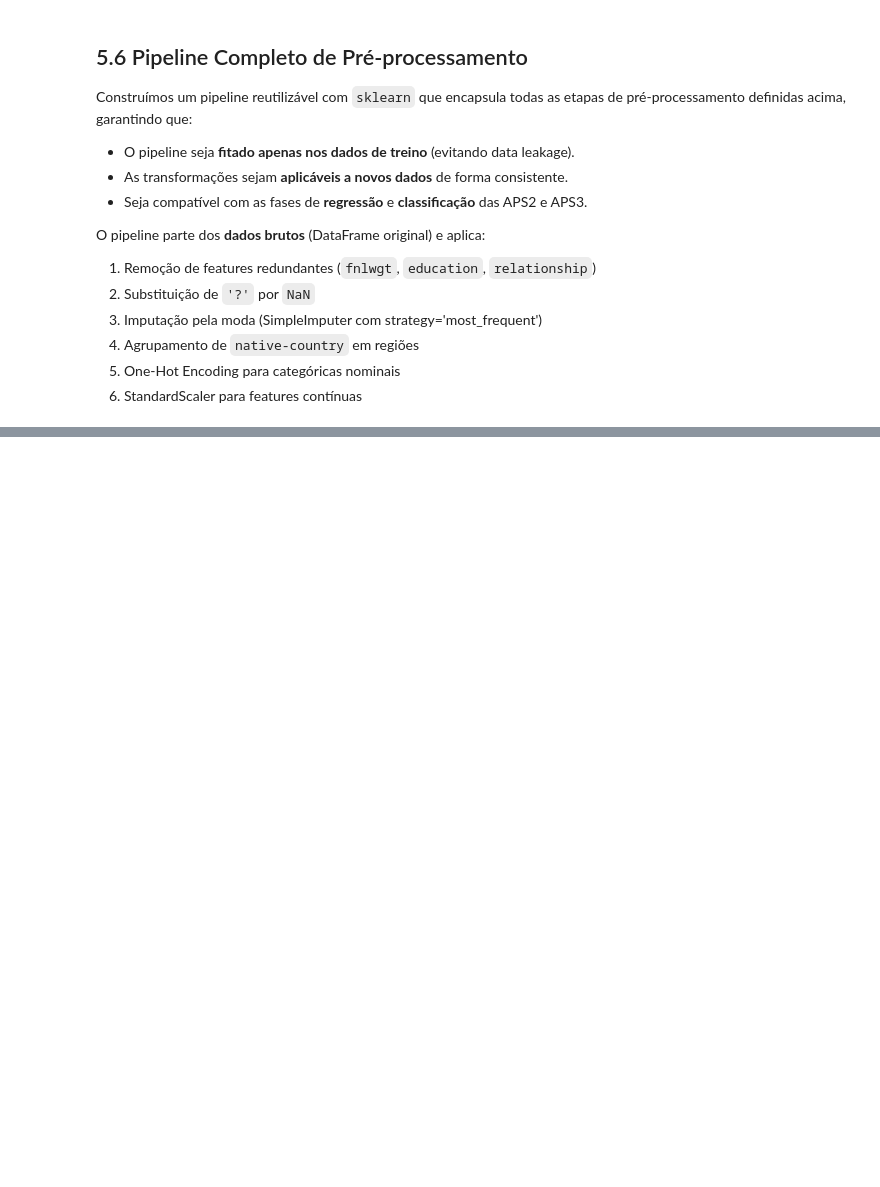
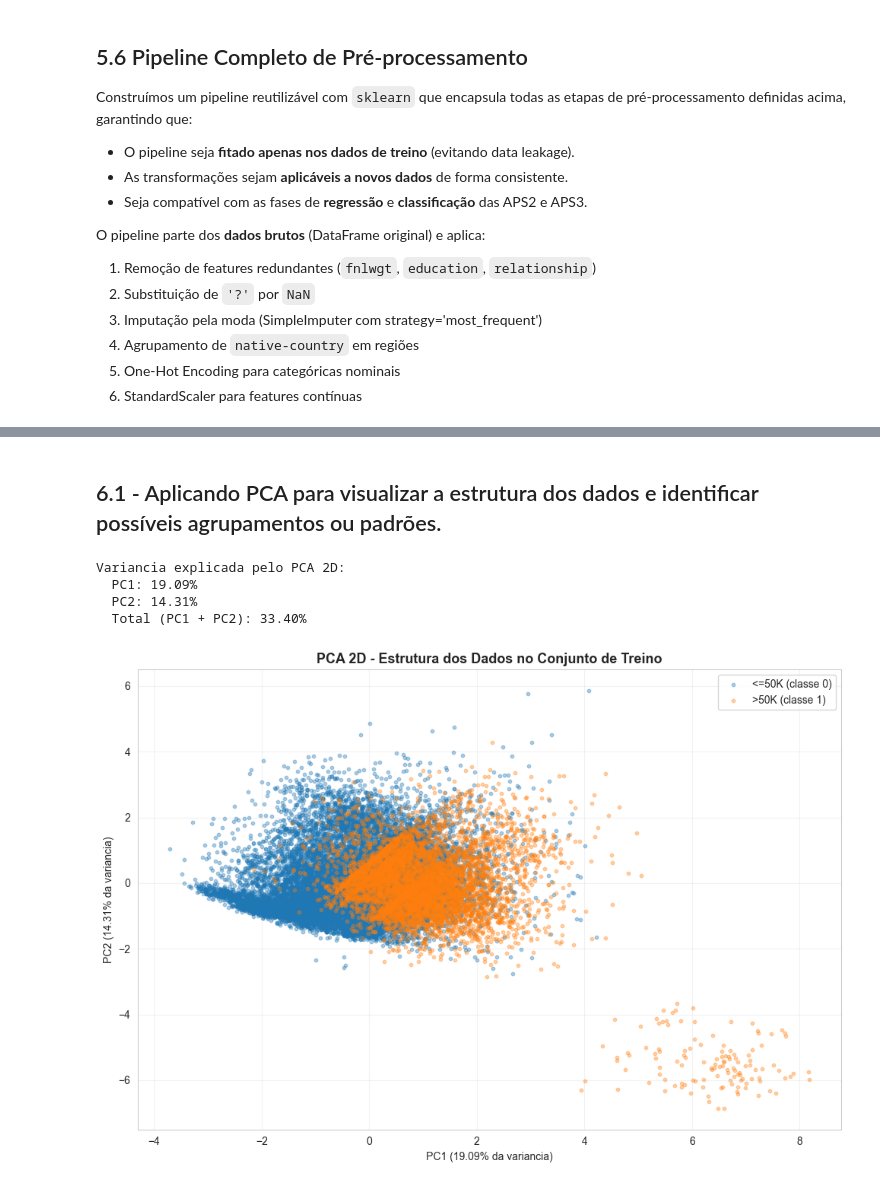
Before and after one commit to NicolasVolf/aps1-machinelearning, a Jupyter notebook: aps1.ipynb, the cells around one changed output, grey strips where cells are left out. Drawn from its saved outputs; the diff is of its cells as text; code cells hidden in the pictures; blank space fills up the shorter version.

Commit message:
Item 6 feito

```diff
--- a/aps1.ipynb
+++ b/aps1.ipynb
@@ -1983,0 +2158,51 @@ print(f"  → Para usar com modelo: Pipeline([('preprocessor', preprocessor), ('
+# %% [markdown]
+## 6.1 - Aplicando PCA para visualizar a estrutura dos dados e identificar possíveis agrupamentos ou padrões.
+# %%
+from sklearn.decomposition import PCA
+
+# Usar os dados de treino ja pre-processados no item 5
+X_pca_base = np.asarray(X_train_transformed)
+y_pca_base = np.asarray(y_train)
+
+# PCA para visualizacao em 2D
+pca_2d = PCA(n_components=2, random_state=42)
+X_train_pca_2d = pca_2d.fit_transform(X_pca_base)
+
+var_pc1 = pca_2d.explained_variance_ratio_[0] * 100
+var_pc2 = pca_2d.explained_variance_ratio_[1] * 100
+var_total = var_pc1 + var_pc2
+
+print(f"\nVariancia explicada pelo PCA 2D:")
+print(f"  PC1: {var_pc1:.2f}%")
+print(f"  PC2: {var_pc2:.2f}%")
+print(f"  Total (PC1 + PC2): {var_total:.2f}%")
+
+# Visualizacao da estrutura dos dados em 2 componentes principais
+plt.figure(figsize=(10, 7))
+plt.scatter(
+    X_train_pca_2d[y_pca_base == 0, 0],
+    X_train_pca_2d[y_pca_base == 0, 1],
+    s=10,
+    alpha=0.35,
+    label="<=50K (classe 0)"
+)
+plt.scatter(
+    X_train_pca_2d[y_pca_base == 1, 0],
+    X_train_pca_2d[y_pca_base == 1, 1],
+    s=10,
+    alpha=0.35,
+    label=">50K (classe 1)"
+)
+plt.title("PCA 2D - Estrutura dos Dados no Conjunto de Treino", fontsize=13, fontweight="bold")
+plt.xlabel(f"PC1 ({var_pc1:.2f}% da variancia)")
+plt.ylabel(f"PC2 ({var_pc2:.2f}% da variancia)")
+plt.legend()
+plt.grid(alpha=0.25)
+plt.tight_layout()
+plt.show()
+# %% [output]
+Variancia explicada pelo PCA 2D:
+  PC1: 19.09%
+  PC2: 14.31%
+  Total (PC1 + PC2): 33.40%
+[figure, added]
```
Also changed, not shown: parts of 16 cells of this notebook.
